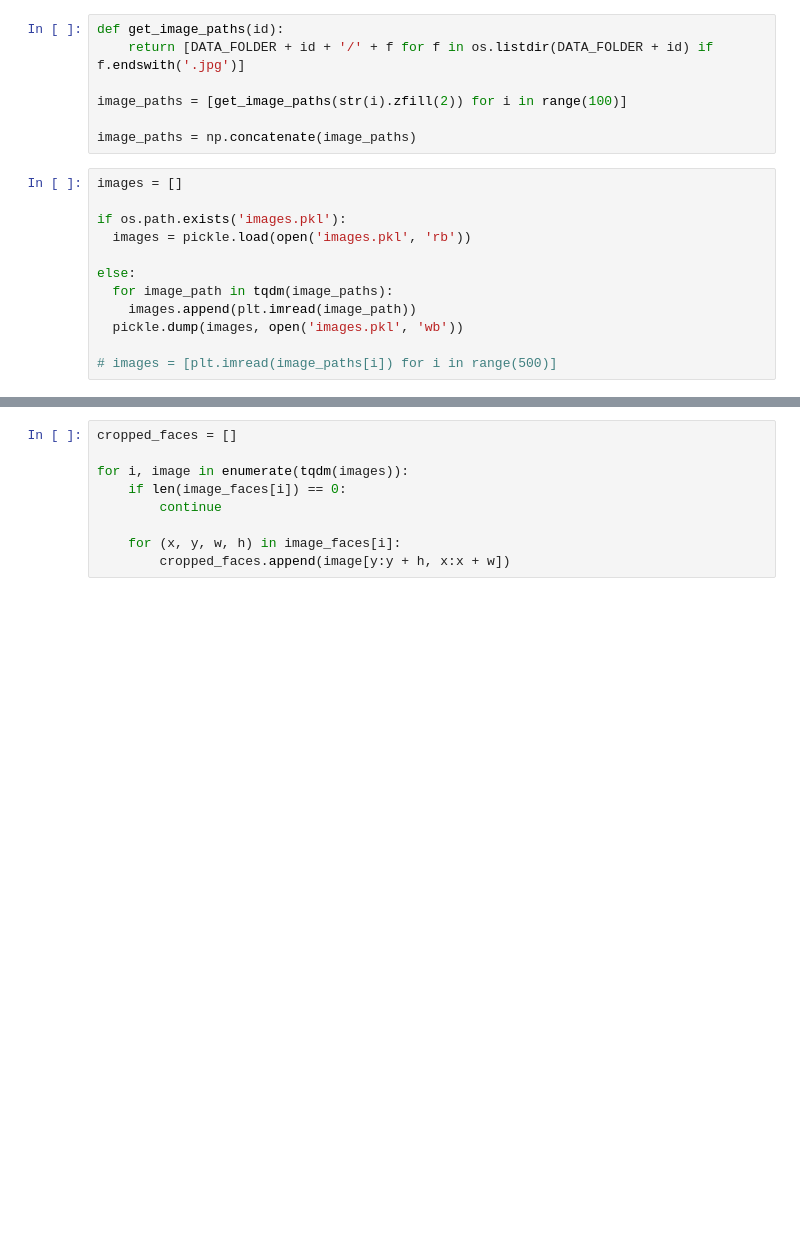
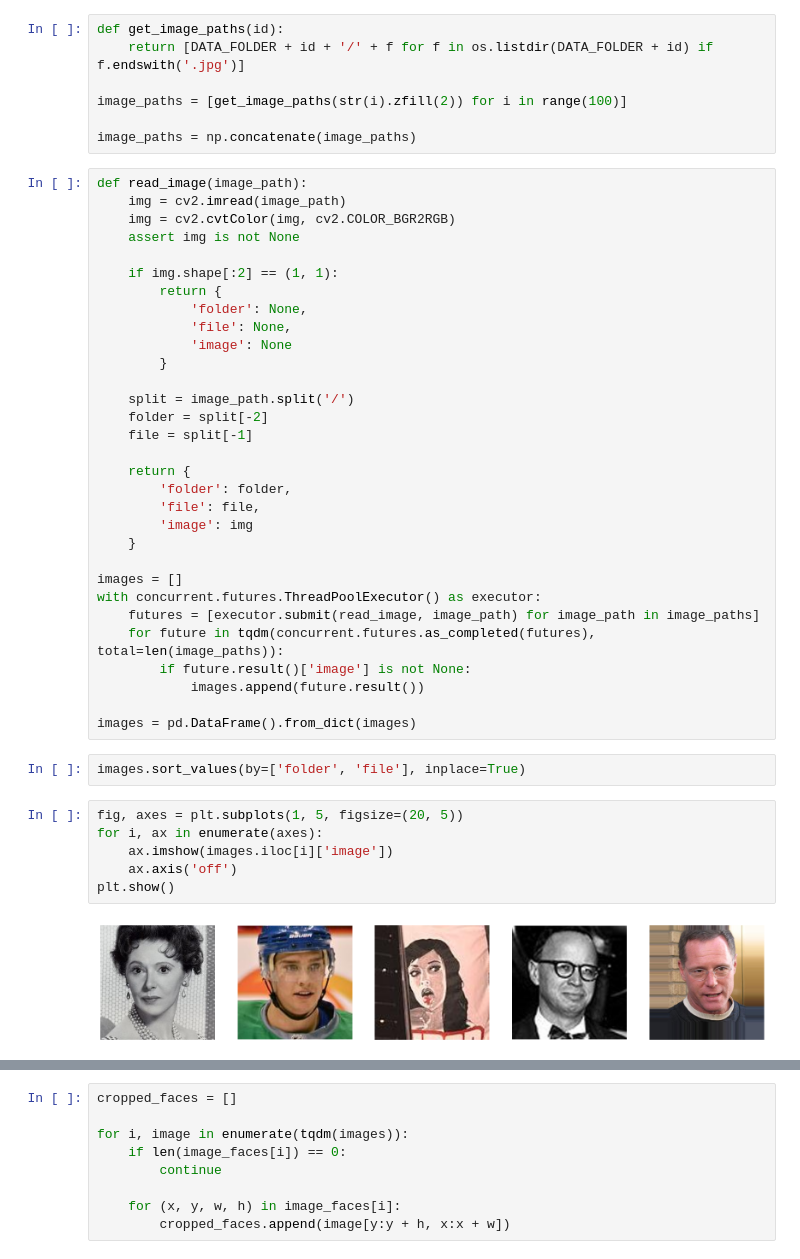
Before and after one commit to nazarsavorona/INT20H-hackathon-2024-main-event, a Jupyter notebook: face_detection.ipynb, the cells around one changed output, grey strips where cells are left out. Cells and saved outputs as stored; diff of their text form; blank space fills up the shorter version.

```diff
--- a/face_detection.ipynb
+++ b/face_detection.ipynb
@@ -19,18 +18,47 @@ def get_image_paths(id):
 image_paths = [get_image_paths(str(i).zfill(2)) for i in range(100)]
 
 image_paths = np.concatenate(image_paths)
-# %%
-images = []
-
-if os.path.exists('images.pkl'):
-  images = pickle.load(open('images.pkl', 'rb'))
-
-else:
-  for image_path in tqdm(image_paths):
-    images.append(plt.imread(image_path))
-  pickle.dump(images, open('images.pkl', 'wb'))
-
-# images = [plt.imread(image_paths[i]) for i in range(500)]
+# %%
+def read_image(image_path):
+    img = cv2.imread(image_path)
+    img = cv2.cvtColor(img, cv2.COLOR_BGR2RGB)
+    assert img is not None
+
+    if img.shape[:2] == (1, 1):
+        return {
+            'folder': None,
+            'file': None,
+            'image': None
+        }
+
+    split = image_path.split('/')
+    folder = split[-2]
+    file = split[-1]
+
+    return {
+        'folder': folder,
+        'file': file,
+        'image': img
+    }
+
+images = []
+with concurrent.futures.ThreadPoolExecutor() as executor:
+    futures = [executor.submit(read_image, image_path) for image_path in image_paths]
+    for future in tqdm(concurrent.futures.as_completed(futures), total=len(image_paths)):
+        if future.result()['image'] is not None:
+            images.append(future.result())
+
+images = pd.DataFrame().from_dict(images)
+# %%
+images.sort_values(by=['folder', 'file'], inplace=True)
+# %%
+fig, axes = plt.subplots(1, 5, figsize=(20, 5))
+for i, ax in enumerate(axes):
+    ax.imshow(images.iloc[i]['image'])
+    ax.axis('off')
+plt.show()
+# %% [output]
+[figure, added]
 # %%
 def detect_face(frame):
     frame_current = frame.copy()
```
Also changed, not shown: parts of 4 cells of this notebook.
